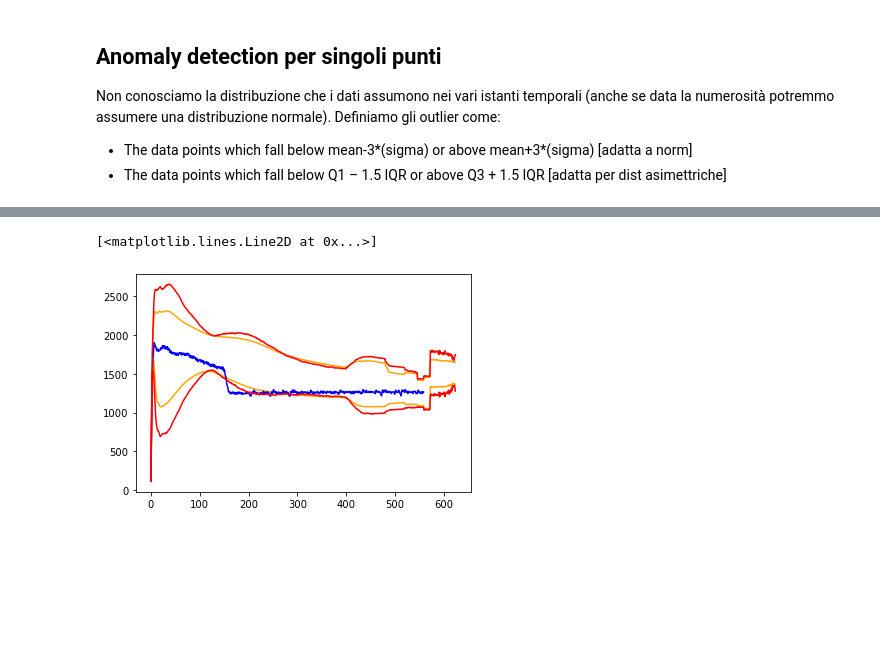
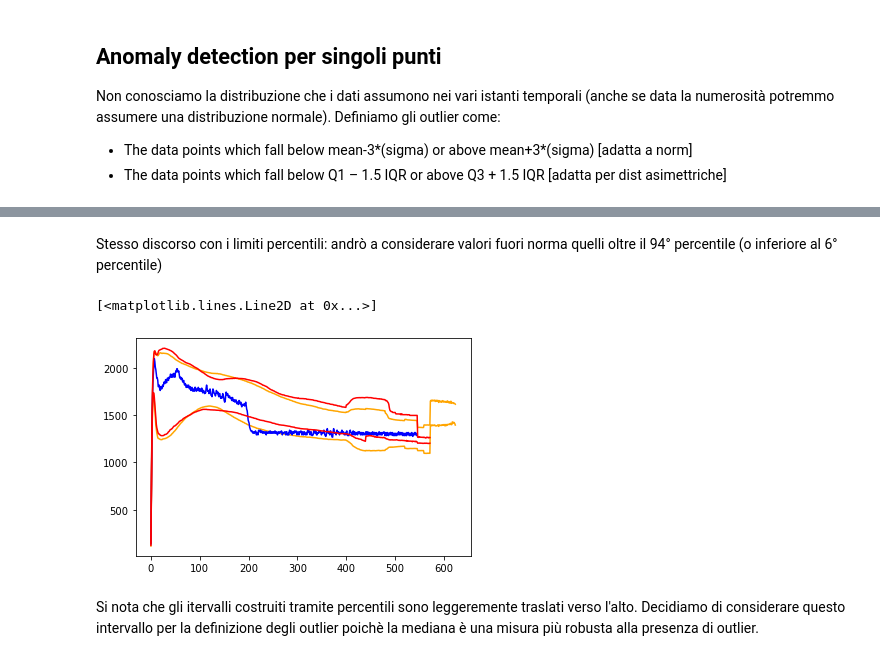
Before and after one commit to DavideMobilia/Anomaly-Detection, a Jupyter notebook: Scripts/Part2- Statistical Anomaly Detection.ipynb, the cells around one changed output, grey strips where cells are left out. Cells and saved outputs as stored; diff of their text form; code cells hidden in the pictures; blank space fills up the shorter version.

```diff
--- a/Scripts/Part2- Statistical Anomaly Detection.ipynb
+++ b/Scripts/Part2- Statistical Anomaly Detection.ipynb
@@ -175,3 +175,9 @@ df.head()
 Non conosciamo la distribuzione che i dati assumono nei vari istanti temporali (anche se data la numerosità potremmo assumere una distribuzione normale). Definiamo gli outlier come:
 -   The data points which fall below mean-3*(sigma) or above mean+3*(sigma) [adatta a norm]
 -   The data points which fall below Q1 – 1.5 IQR or above Q3 + 1.5 IQR [adatta per dist asimettriche]
+# %%
+no_spikes=exploded_voltage[(exploded_voltage["voltage_drop"]==False) & (exploded_voltage["voltage_spike"]==False)]
+# %%
+no_spikes=no_spikes.drop(["voltage_drop","voltage_spike"],axis=1)
+print(len(no_spikes)/len(exploded_voltage))
+len(no_spikes)
@@ -178,18 +191,25 @@ Non conosciamo la distribuzione che i dati assumono nei vari istanti temporali (
 # %%
 #creazione upper e lower limit come per Normale (mean +- 2*std:al 95%,mean +- 3*std:al 99% )
-upper_limit=exploded_voltage.apply(lambda x : x.mean()+2*x.std(),axis=0)
-lower_limit=exploded_voltage.apply(lambda x : x.mean()-2*x.std(),axis=0)
+upper_limit=exploded_voltage.drop(["voltage_drop","voltage_spike"],axis=1).apply(lambda x : x.median()+1.5*x.std(),axis=0)
+lower_limit=exploded_voltage.drop(["voltage_drop","voltage_spike"],axis=1).apply(lambda x : x.median()-1.5*x.std(),axis=0)
+# %% [markdown]
+Stesso discorso con i limiti percentili: andrò a considerare valori fuori norma quelli oltre il 94° percentile (o inferiore al 6° percentile)
 # %%
 #creazione upper e lower usando i quantili
-upper_limit2=exploded_voltage.apply(lambda x : x.quantile(0.75)+1.5*(x.quantile(0.75)-x.quantile(0.25)),axis=0)
-lower_limit2=exploded_voltage.apply(lambda x : x.quantile(0.25)-1.5*(x.quantile(0.75)-x.quantile(0.25)),axis=0)
+#upper_limit2=no_spikes.apply(lambda x : x.quantile(0.75)+1.5*(x.quantile(0.75)-x.quantile(0.25)),axis=0)
+#lower_limit2=no_spikes.apply(lambda x : x.quantile(0.25)-1.5*(x.quantile(0.75)-x.quantile(0.25)),axis=0)
+upper_limit2=no_spikes.apply(lambda x : x.quantile(0.94),axis=0)
+lower_limit2=no_spikes.apply(lambda x : x.quantile(0.06),axis=0)
 # %%
 #plottiamo i limiti per vedere come si comportano (in arancio limiti con la std, in rosso con i percentili)
+#ex particolari: 590
 plot(upper_limit,"orange")
 plot(lower_limit,"orange")
-plot(exploded_voltage.iloc[590],"blue")
+plot(exploded_voltage.drop(["voltage_drop","voltage_spike"],axis=1).iloc[20],"blue")
 plot(upper_limit2,"red")
 plot(lower_limit2,"red")
 # %% [output]
 [<matplotlib.lines.Line2D at 0x...>]
-[figure, old version]
+[figure, new version]
+# %% [markdown]
+Si nota che gli itervalli costruiti tramite percentili sono leggeremente traslati verso l'alto. Decidiamo di considerare questo intervallo per la definizione degli outlier poichè la mediana è una misura più robusta alla presenza di outlier.
```
Also changed, not shown: parts of 12 cells of this notebook, 1 other file.
